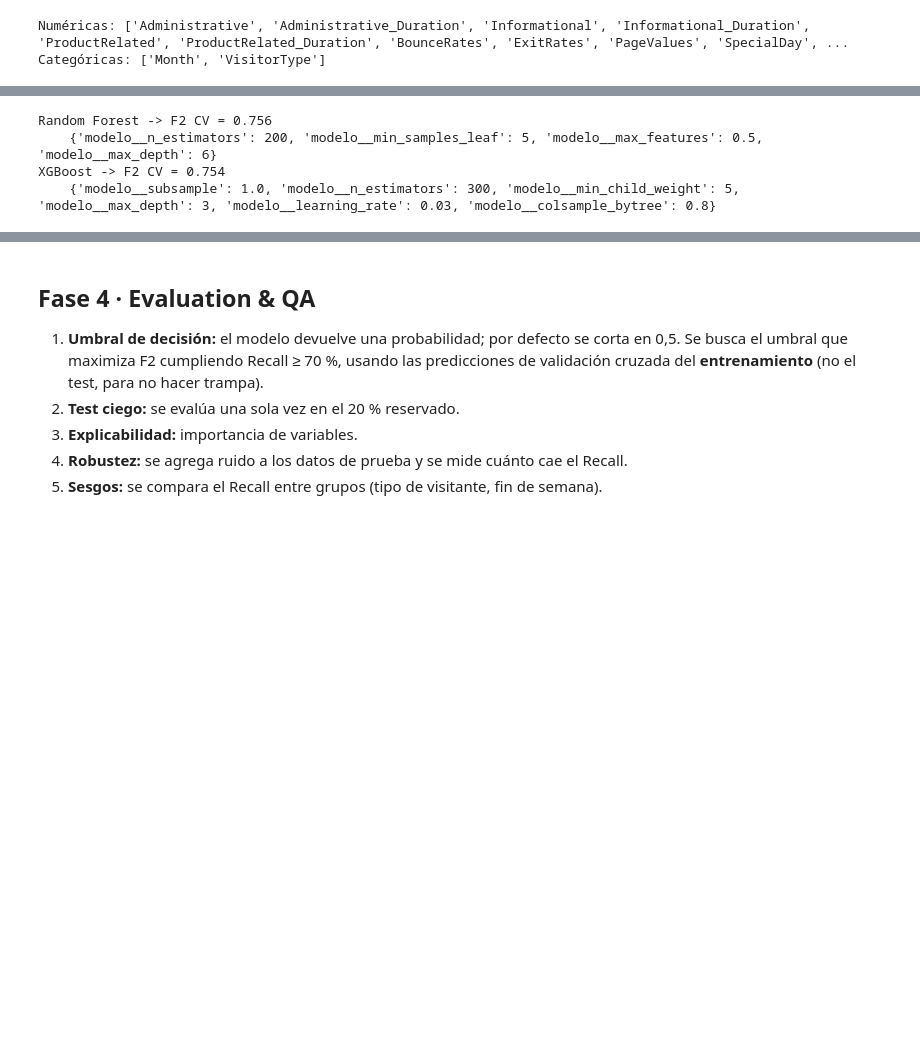
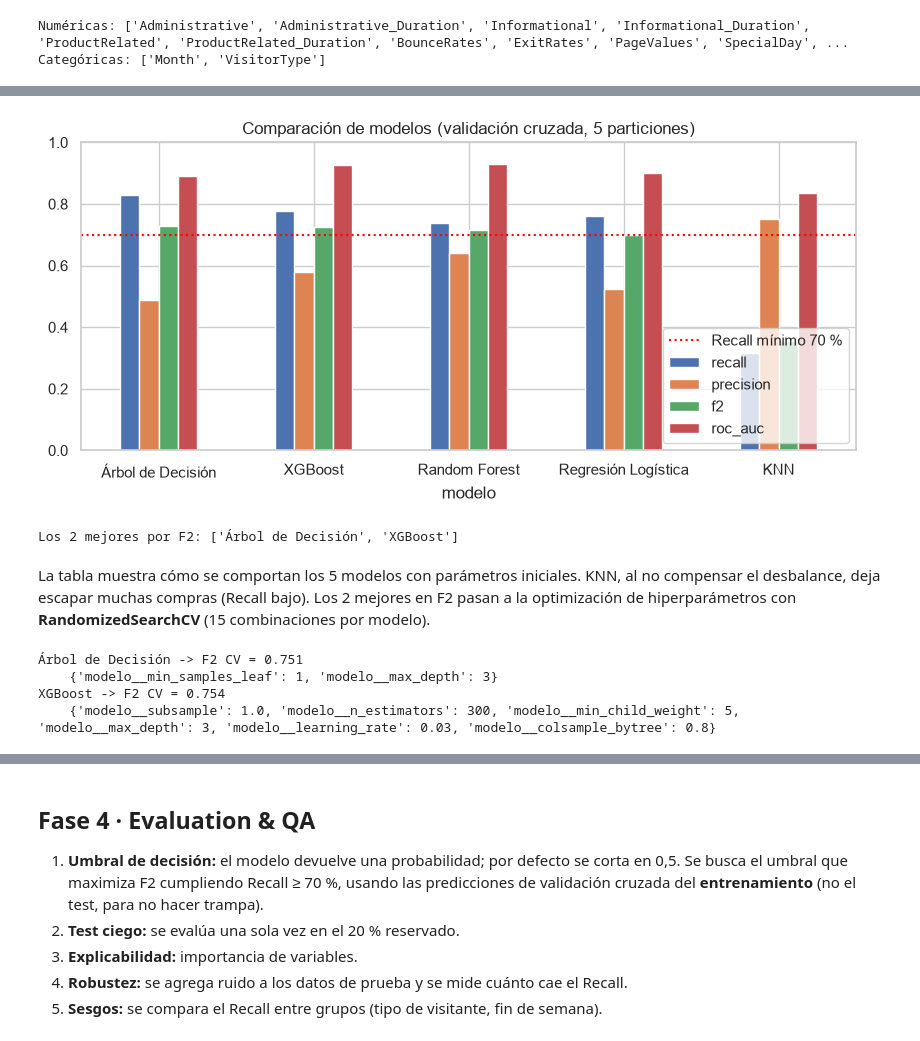
Before and after one commit to limbertz-dev/online-shoppers-ia, a Jupyter notebook: notebooks/01_crispmlq_online_shoppers.ipynb, the cells around one changed output, grey strips where cells are left out. Cells and saved outputs as stored; diff of their text form; code cells hidden in the pictures; blank space fills up the shorter version.

```diff
--- a/notebooks/01_crispmlq_online_shoppers.ipynb
+++ b/notebooks/01_crispmlq_online_shoppers.ipynb
@@ -267,5 +288,35 @@ Con parámetros iniciales los dos modelos ya superan el 70 % de Recall en valida
+# %%
+tabla_modelos[['recall', 'precision', 'f2', 'roc_auc']].plot(kind='bar', figsize=(10, 4), rot=0)
+plt.axhline(0.70, color='red', linestyle=':', label='Recall mínimo 70 %')
+plt.title('Comparación de modelos (validación cruzada, 5 particiones)')
+plt.ylim(0, 1); plt.legend(loc='lower right')
+plt.savefig('../docs/capturas/05_comparacion_modelos.png', dpi=120, bbox_inches='tight')
+plt.show()
+
+top2 = list(tabla_modelos.index[:2])
+print('Los 2 mejores por F2:', top2)
+# %% [output]
+[figure, added]
+Los 2 mejores por F2: ['Árbol de Decisión', 'XGBoost']
+# %% [markdown]
+La tabla muestra cómo se comportan los 5 modelos con parámetros iniciales. KNN, al no compensar el desbalance, deja escapar muchas compras (Recall bajo). Los 2 mejores en F2 pasan a la optimización de hiperparámetros con **RandomizedSearchCV** (15 combinaciones por modelo).
 # %%
 busquedas = {
+    'Regresión Logística': (
+        Pipeline([('prep', preprocesador),
+                  ('modelo', LogisticRegression(class_weight='balanced', max_iter=1000, random_state=RANDOM_STATE))]),
+        {'modelo__C': [0.01, 0.1, 0.5, 1, 5, 10]}
+    ),
+    'Árbol de Decisión': (
+        Pipeline([('prep', preprocesador),
+                  ('modelo', DecisionTreeClassifier(class_weight='balanced', random_state=RANDOM_STATE))]),
+        {'modelo__max_depth': [3, 4, 5, 6, 8, 10],
+         'modelo__min_samples_leaf': [1, 5, 10, 20, 50]}
+    ),
+    'KNN': (
+        Pipeline([('prep', preprocesador), ('modelo', KNeighborsClassifier())]),
+        {'modelo__n_neighbors': [5, 11, 15, 25, 35], 'modelo__weights': ['uniform', 'distance']}
+    ),
     'Random Forest': (
         Pipeline([('prep', preprocesador),
                   ('modelo', RandomForestClassifier(class_weight='balanced', random_state=RANDOM_STATE, n_jobs=-1))]),
@@ -288,16 +339,18 @@ busquedas = {
 }
 
 mejores = {}
-for nombre, (pipe, grilla) in busquedas.items():
-    busqueda = RandomizedSearchCV(pipe, grilla, n_iter=15, scoring=f2, cv=cv,
+for nombre in top2:
+    pipe, grilla = busquedas[nombre]
+    n_combinaciones = int(np.prod([len(v) for v in grilla.values()]))
+    busqueda = RandomizedSearchCV(pipe, grilla, n_iter=min(15, n_combinaciones), scoring=f2, cv=cv,
                                   random_state=RANDOM_STATE, n_jobs=1)
     busqueda.fit(X_train, y_train)
     mejores[nombre] = busqueda
     print(nombre, '-> F2 CV = %.3f' % busqueda.best_score_)
     print('   ', busqueda.best_params_)
 # %% [output]
-Random Forest -> F2 CV = 0.756
-    {'modelo__n_estimators': 200, 'modelo__min_samples_leaf': 5, 'modelo__max_features': 0.5, 'modelo__max_depth': 6}
+Árbol de Decisión -> F2 CV = 0.751
+    {'modelo__min_samples_leaf': 1, 'modelo__max_depth': 3}
 XGBoost -> F2 CV = 0.754
     {'modelo__subsample': 1.0, 'modelo__n_estimators': 300, 'modelo__min_child_weight': 5, 'modelo__max_depth': 3, 'modelo__learning_rate': 0.03, 'modelo__colsample_bytree': 0.8}
 # %%
```
Also changed, not shown: parts of 18 cells of this notebook, 8 other files.
